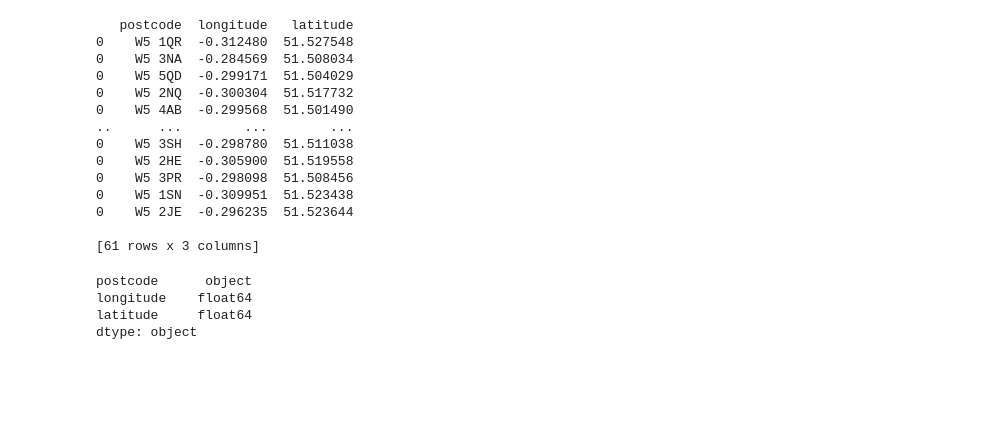
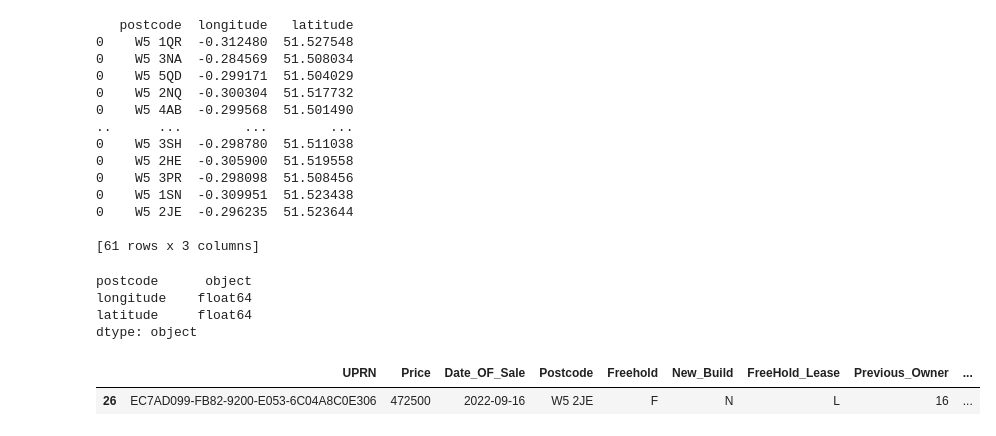
Before and after one commit to brandlab-au/landregistry, a Jupyter notebook: Ealing.ipynb, the cells around one changed output. Drawn from its saved outputs; the diff is of its cells as text; code cells hidden in the pictures; blank space fills up the shorter version.

```diff
--- a/Ealing.ipynb
+++ b/Ealing.ipynb
@@ -173,4 +198,7 @@ map.save('my_map.html')
 #     # Print the row
 #     print("Row {}: {} {}".format(index, col1, col2))
 # %%
-df
+df.tail(1)
+# %% [output]
+|  | UPRN | Price | Date_OF_Sale | Postcode | Freehold | New_Build | FreeHold_Lease | Previous_Owner | ... |
+| 26 | EC7AD099-FB82-9200-E053-6C04A8C0E306 | 472500 | 2022-09-16 | W5 2JE | F | N | L | 16 | ... |
```
Also changed, not shown: parts of 7 cells of this notebook, 3 other files.
